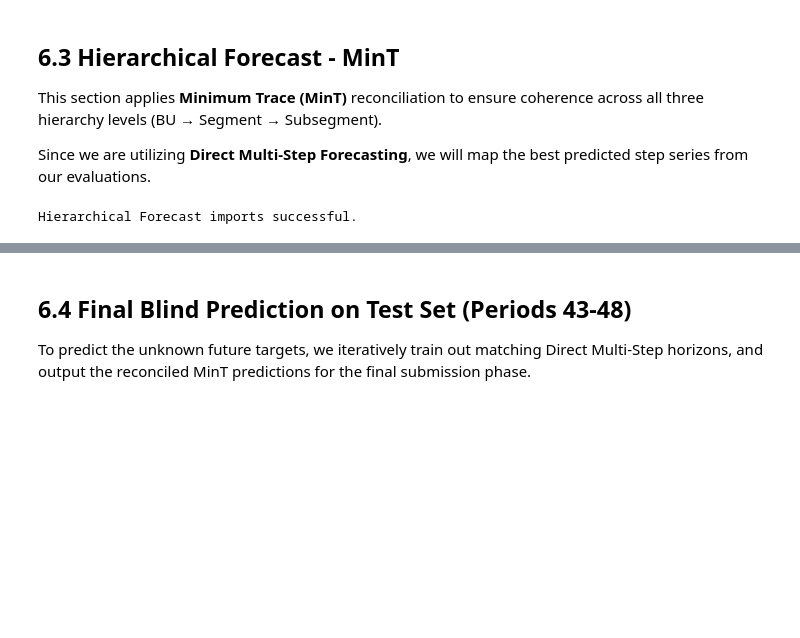
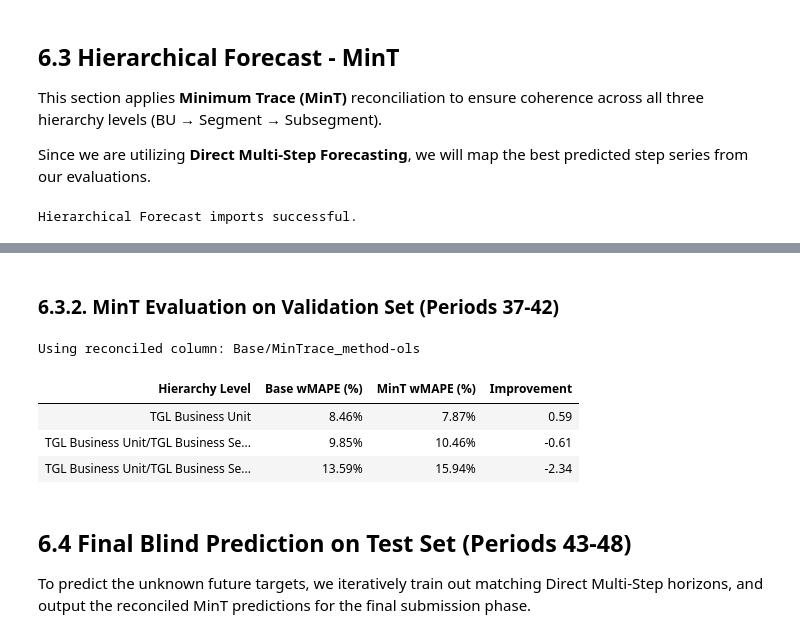
Before and after one commit to RuiSousaFerreiraIMS/Siemens_Advanta_BC, a Jupyter notebook: notebooks/6b)Modelling_MultiStep.ipynb, the cells around one changed output, grey strips where cells are left out. Cells and saved outputs as stored; diff of their text form; code cells hidden in the pictures; blank space fills up the shorter version.

Commit message:
multi-step forecasting + mint doneeeeeee

```diff
--- a/notebooks/6b)Modelling_MultiStep.ipynb
+++ b/notebooks/6b)Modelling_MultiStep.ipynb
@@ -430,7 +435,7 @@ Test:       periods 43-48 (targets unknown)
 ### 6.2.1. Direct Multi-Step Forecasting
 # %%
 # ─────────────────────────────────────────────────────────────────────────
-# 6.2.1 DIRECT MULTI-STEP FORECASTING (MULTIPLE MODELS)
+# DIRECT MULTI-STEP FORECASTING (MULTIPLE MODELS, SUBSEGMENT-LEVEL)
 # ─────────────────────────────────────────────────────────────────────────
 import xgboost as xgb
 import lightgbm as lgb
@@ -496,6 +501,7 @@ for step in range(1, HORIZON + 1):
 
     # Train each model for this step
     for model_name, model_instance in models_dict.items():
+
         # Clone ensures we start with a fresh, untrained model each time
         model = clone(model_instance)
 
@@ -509,7 +515,7 @@ for step in range(1, HORIZON + 1):
         preds = model.predict(X_val)
 
         # Store results for this specific model and step
-        temp_val_df = val_step_df[[SUBSEG_COL, PERIOD_COL]].copy()
+        temp_val_df = val_step_df[[BU_COL, SEG_COL, SUBSEG_COL, PERIOD_COL]].copy()
         temp_val_df['Actual'] = y_val
         temp_val_df['Prediction'] = preds
         temp_val_df['Forecast_Period'] = temp_val_df[PERIOD_COL] + step
@@ -1267,3 +1288,66 @@ Reconciliation complete! Comparing Base vs MinT-OLS...
+# %% [markdown]
+### 6.3.2. MinT Evaluation on Validation Set (Periods 37-42)
+# %%
+# As a shortcut for benchmarking, we can use MinTrace(method='ols') which does not require train residuals,
+# or we can pass a dummy residual matrix if we require 'mint_shrink'. We will use OLS variant.
+
+reconciler = HierarchicalReconciliation(reconcilers=[MinTrace(method="ols")])
+Y_rec_df = reconciler.reconcile(Y_hat_df=Y_hat_df, S_df=S_df, tags=tags).reset_index()
+
+# Explicitly select the reconciled Base column
+rec_cols = [c for c in Y_rec_df.columns if c.startswith("Base/")]
+if len(rec_cols) != 1:
+    raise ValueError(f"Expected exactly one reconciled Base column, got: {rec_cols}")
+
+rec_col = rec_cols[0]
+print(f"Using reconciled column: {rec_col}")
+
+# Merge actuals
+Y_eval = Y_rec_df.merge(
+    hier_val_df[["unique_id", "ds", "y"]],
+    on=["unique_id", "ds"],
+    how="inner"
+)
+
+results_rec = []
+for level_name, level_tags in tags.items():
+    level_tags = [str(x) for x in level_tags]
+    df_lvl = Y_eval[Y_eval["unique_id"].isin(level_tags)].copy()
+
+    if len(df_lvl) == 0:
+        continue
+
+    y_true = df_lvl["y"].to_numpy()
+    y_base = df_lvl["Base"].to_numpy()
+    y_rec  = df_lvl[rec_col].to_numpy()
+
+    denom = np.sum(np.abs(y_true))
+    wmape_base = np.sum(np.abs(y_true - y_base)) / denom * 100 if denom > 0 else np.nan
+    wmape_rec  = np.sum(np.abs(y_true - y_rec))  / denom * 100 if denom > 0 else np.nan
+
+    results_rec.append({
+        "Hierarchy Level": level_name,
+        "Base wMAPE (%)": wmape_base,
+        "MinT wMAPE (%)": wmape_rec,
+        "Improvement": wmape_base - wmape_rec
+    })
+
+metrics_df = pd.DataFrame(results_rec)
+display(
+    metrics_df.style
+    .format({
+        "Base wMAPE (%)": "{:.2f}%",
+        "MinT wMAPE (%)": "{:.2f}%",
+        "Improvement": "{:.2f}"
+    })
+    .hide(axis="index")
+)
+# %% [output]
+Using reconciled column: Base/MinTrace_method-ols
+| Hierarchy Level | Base wMAPE (%) | MinT wMAPE (%) | Improvement |
+| TGL Business Unit | 8.46% | 7.87% | 0.59 |
+| TGL Business Unit/TGL Business Se... | 9.85% | 10.46% | -0.61 |
+| TGL Business Unit/TGL Business Se... | 13.59% | 15.94% | -2.34 |
 # %% [markdown]
 ## 6.4 Final Blind Prediction on Test Set (Periods 43-48)
 
```
Also changed, not shown: parts of 21 cells of this notebook, 2 other files.
